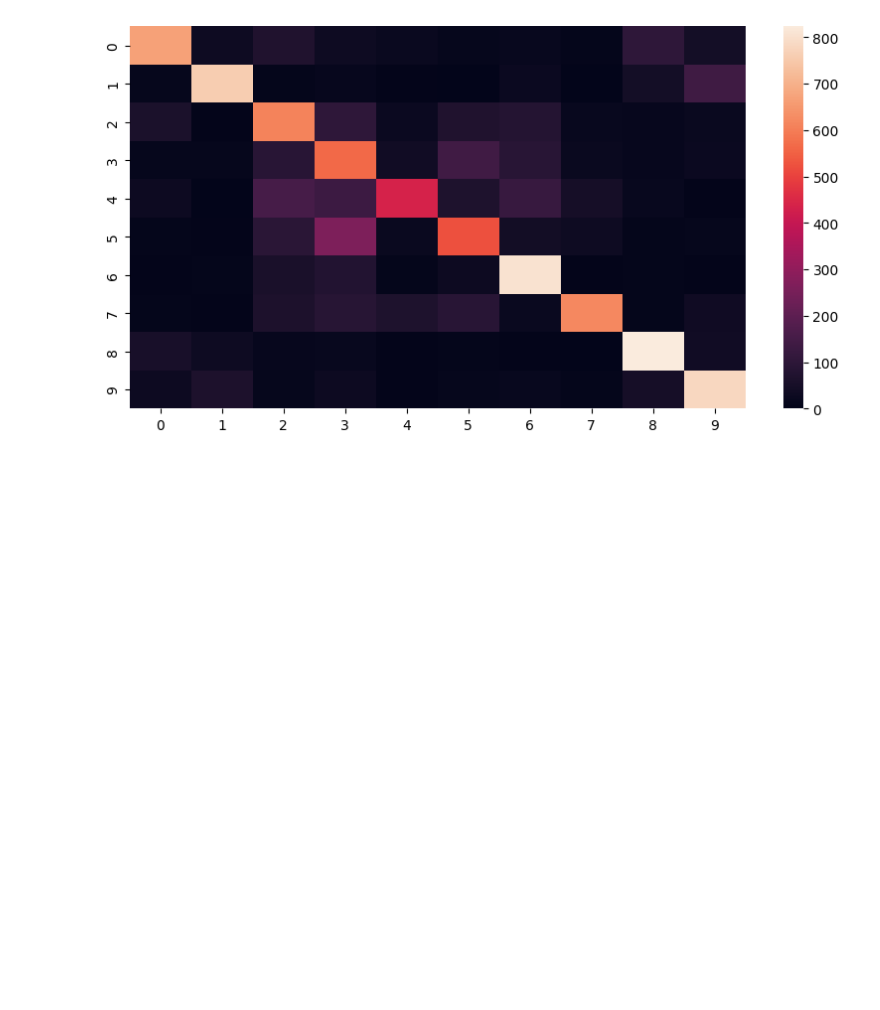
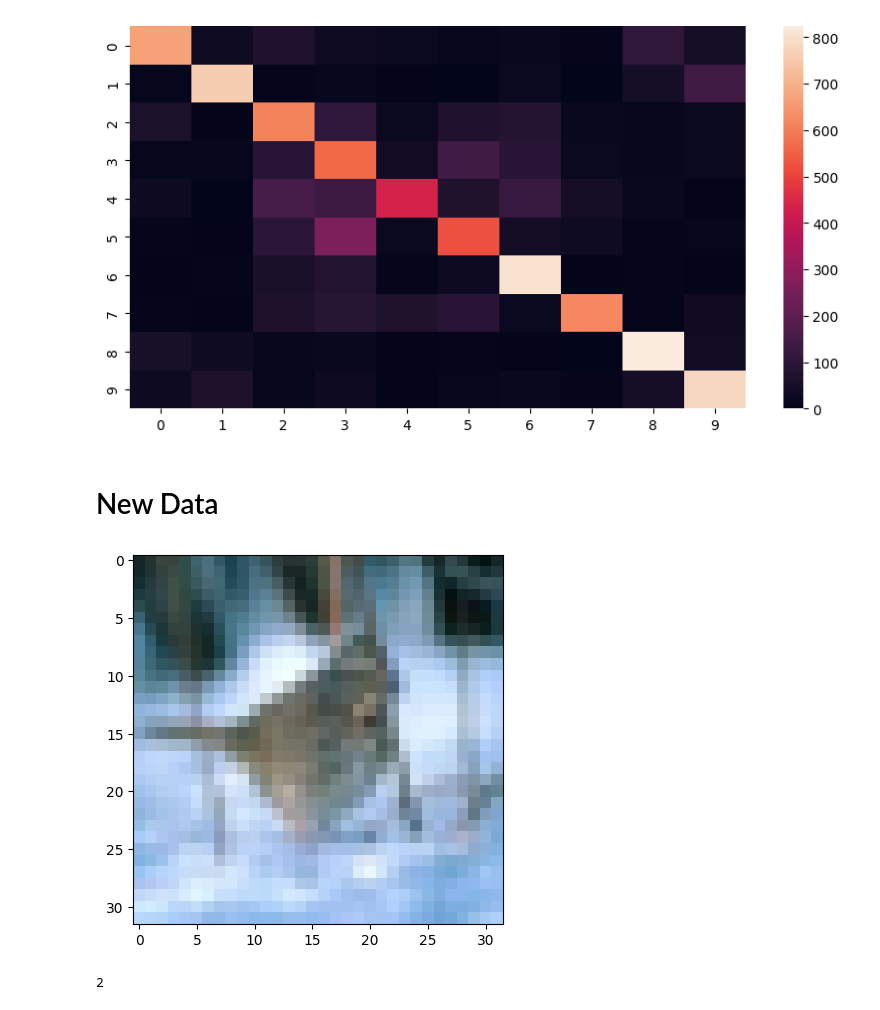
Before and after one commit to PrathamModi001/CIFAR-10_CNN_RGB, a Jupyter notebook: cifar-10.ipynb, the cells around one changed output. Cells and saved outputs as stored; diff of their text form; code cells hidden in the pictures; blank space fills up the shorter version.

Commit message:
New Data Predictions

```diff
--- a/cifar-10.ipynb
+++ b/cifar-10.ipynb
@@ -238,3 +238,14 @@ plt.figure(figsize=(10,5))
 sns.heatmap(confusion_matrix(y_test_labels, y_preds_labels));
 # %% [output]
 [figure]
+# %% [markdown]
+# New Data
+# %%
+new_data = X_test[6969]
+plt.imshow(new_data);
+# %% [output]
+[figure, added]
+# %%
+np.argmax(y_test[6969])
+# %% [output]
+2
```
Also changed, not shown: parts of 1 cell of this notebook.
